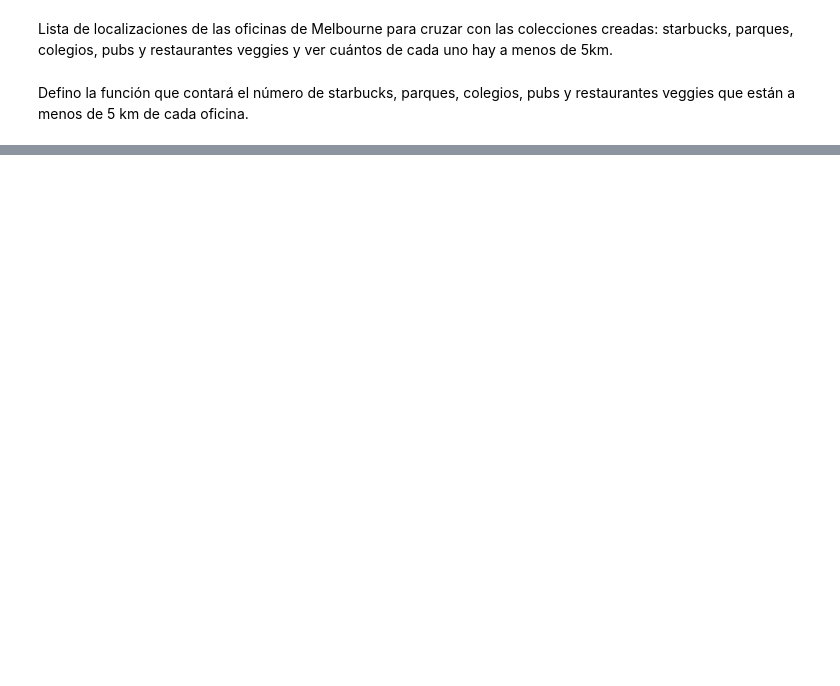
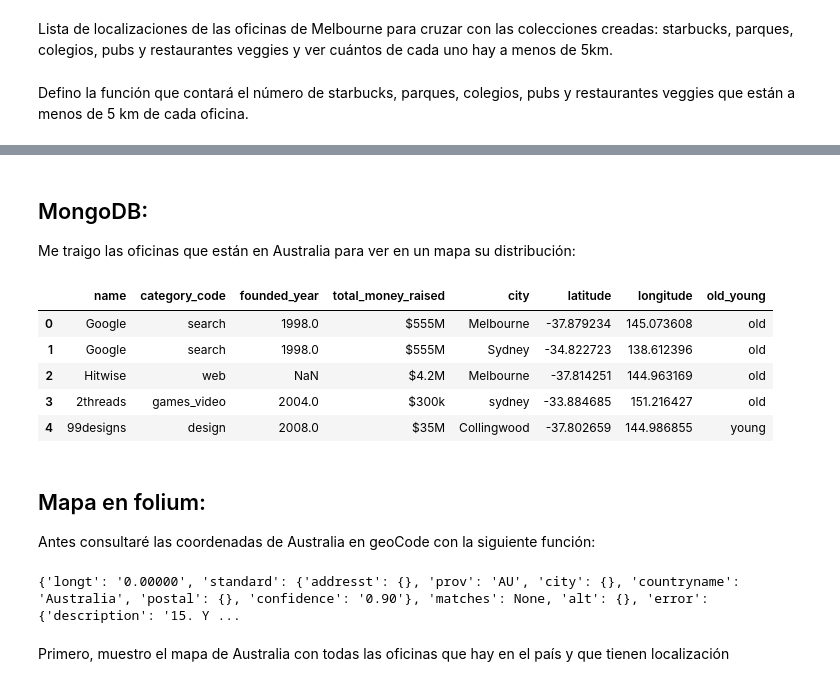
Before and after one commit to lauravillalba/mongo_project, a Jupyter notebook: Second_version_mongo_project.ipynb, the cells around one changed output, grey strips where cells are left out. Drawn from its saved outputs; the diff is of its cells as text; code cells hidden in the pictures; blank space fills up the shorter version.

```diff
--- a/Second_version_mongo_project.ipynb
+++ b/Second_version_mongo_project.ipynb
@@ -622,0 +582,34 @@ df_melbourne_office
+# %% [markdown]
+## MongoDB:
+
+Me traigo las oficinas que están en Australia para ver en un mapa su distribución:
+# %%
+q_off_aus={"$and": [{"country_code": {"$eq": "AUS"}}, {"location": {"$ne":None}}]}
+aus = list(db["offices"].find(q_off_aus, {'_id':0,'name':1, 'total_money_raised':1,'category_code':1, 'founded_year':1, 'city':1, 'latitude':1, 'longitude':1, 'old_young':1}))
+df_aus = pd.DataFrame(aus)
+df_aus.head()
+# %% [output]
+|  | name | category_code | founded_year | total_money_raised | city | latitude | longitude | old_young |
+| 0 | Google | search | 1998.0 | $555M | Melbourne | -37.879234 | 145.073608 | old |
+| 1 | Google | search | 1998.0 | $555M | Sydney | -34.822723 | 138.612396 | old |
+| 2 | Hitwise | web | NaN | $4.2M | Melbourne | -37.814251 | 144.963169 | old |
+| 3 | 2threads | games_video | 2004.0 | $300k | sydney | -33.884685 | 151.216427 | old |
+| 4 | 99designs | design | 2008.0 | $35M | Collingwood | -37.802659 | 144.986855 | young |
+# %% [markdown]
+## Mapa en folium:
+
+Antes consultaré las coordenadas de Australia en geoCode con la siguiente función:
+# %%
+def geocode(address):
+    data = requests.get(f"https://geocode.xyz/{address}?json=1").json()
+    print(data)
+    return {
+        "type":"Point",
+        "coordinates":[float(data["longt"]),float(data["latt"])]
+    }
+
+aus_geo = geocode("Australia")
+# %% [output]
+{'longt': '0.00000', 'standard': {'addresst': {}, 'prov': 'AU', 'city': {}, 'countryname': 'Australia', 'postal': {}, 'confidence': '0.90'}, 'matches': None, 'alt': {}, 'error': {'description': '15. Y ...
+# %% [markdown]
+Primero, muestro el mapa de Australia con todas las oficinas que hay en el país y que tienen localización
```
Also changed, not shown: parts of 41 cells of this notebook, 11 other files.
